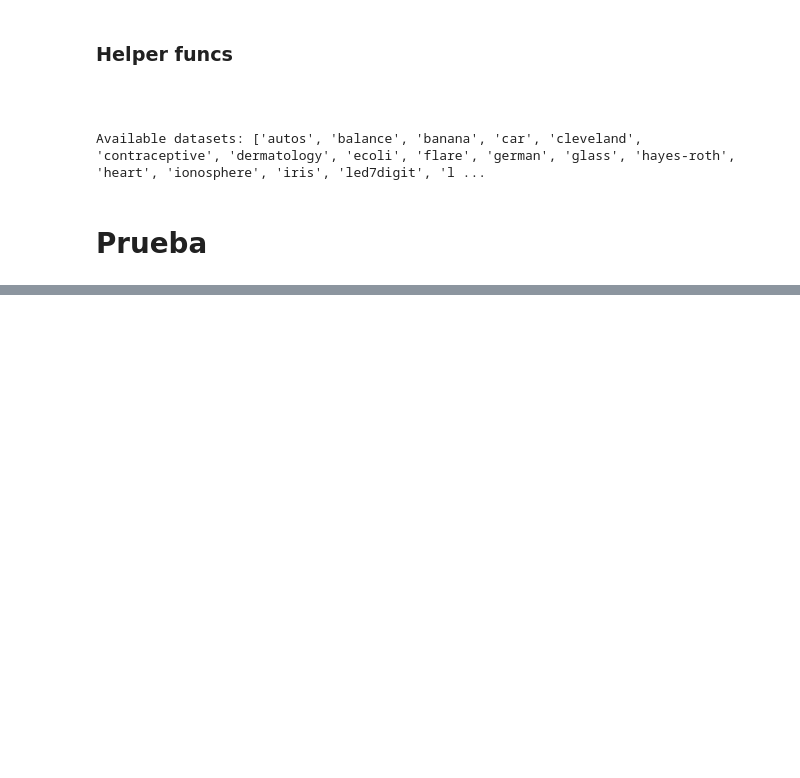
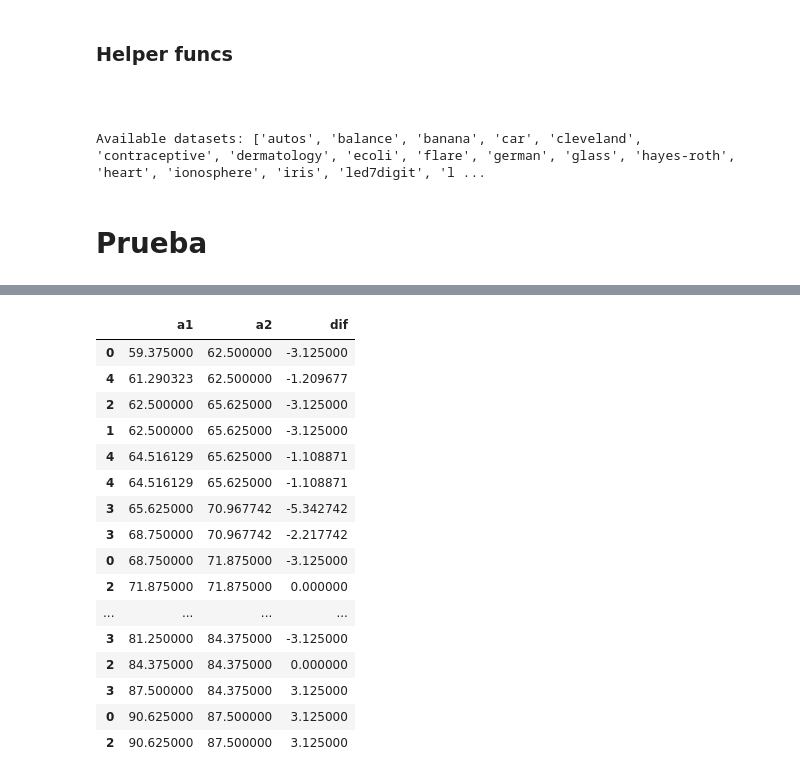
Before and after one commit to Juamp667/noislearn, a Jupyter notebook: resultAnalysisTécnicas.ipynb, the cells around one changed output, grey strips where cells are left out. Cells and saved outputs as stored; diff of their text form; code cells hidden in the pictures; blank space fills up the shorter version.

```diff
--- a/resultAnalysisTécnicas.ipynb
+++ b/resultAnalysisTécnicas.ipynb
@@ -264,3 +282,29 @@ x = [pickle.load(open(f"./resultsEvaluation/{noise_k}/seed0{seed}/{classifier}/d
+# %%
+ds_idx = 0
+a1 = pd.concat([x[i][ds_idx]["baseline_df"] for i in range(5)], axis=0).accuracy.sort_values()
+
+a = "81.25	62.5	84.375	81.25	70.9677419354838	71.875	65.625	81.25	65.625	70.9677419354838	84.375	62.5	87.5	75	74.1935483870967	71.875	65.625	87.5	78.125	80.6451612903225	84.375	65.625	81.25	78.125	77.4193548387096"
+a2 = sorted([float(e) for e in a.strip().split("\t")])
+
+pd.DataFrame({"a1":a1*100, "a2":a2,"dif":a1*100-a2})
+# %% [output]
+|  | a1 | a2 | dif |
+| 0 | 59.375000 | 62.500000 | -3.125000 |
+| 4 | 61.290323 | 62.500000 | -1.209677 |
+| 2 | 62.500000 | 65.625000 | -3.125000 |
+| 1 | 62.500000 | 65.625000 | -3.125000 |
+| 4 | 64.516129 | 65.625000 | -1.108871 |
+| 4 | 64.516129 | 65.625000 | -1.108871 |
+| 3 | 65.625000 | 70.967742 | -5.342742 |
+| 3 | 68.750000 | 70.967742 | -2.217742 |
+| 0 | 68.750000 | 71.875000 | -3.125000 |
+| 2 | 71.875000 | 71.875000 | 0.000000 |
+| ... | ... | ... | ... |
+| 3 | 81.250000 | 84.375000 | -3.125000 |
+| 2 | 84.375000 | 84.375000 | 0.000000 |
+| 3 | 87.500000 | 84.375000 | 3.125000 |
+| 0 | 90.625000 | 87.500000 | 3.125000 |
+| 2 | 90.625000 | 87.500000 | 3.125000 |
 # %%
 y = [summarize_results(x[i]) for i in range(5)]
 for i in range(5):
```
Also changed, not shown: parts of 2 cells of this notebook, 25 other files.
